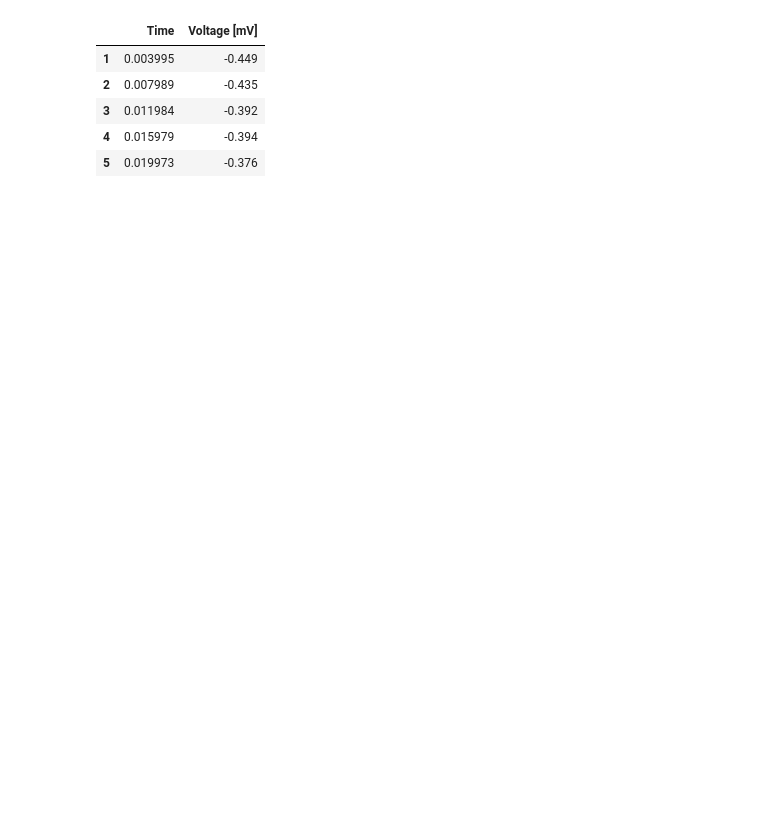
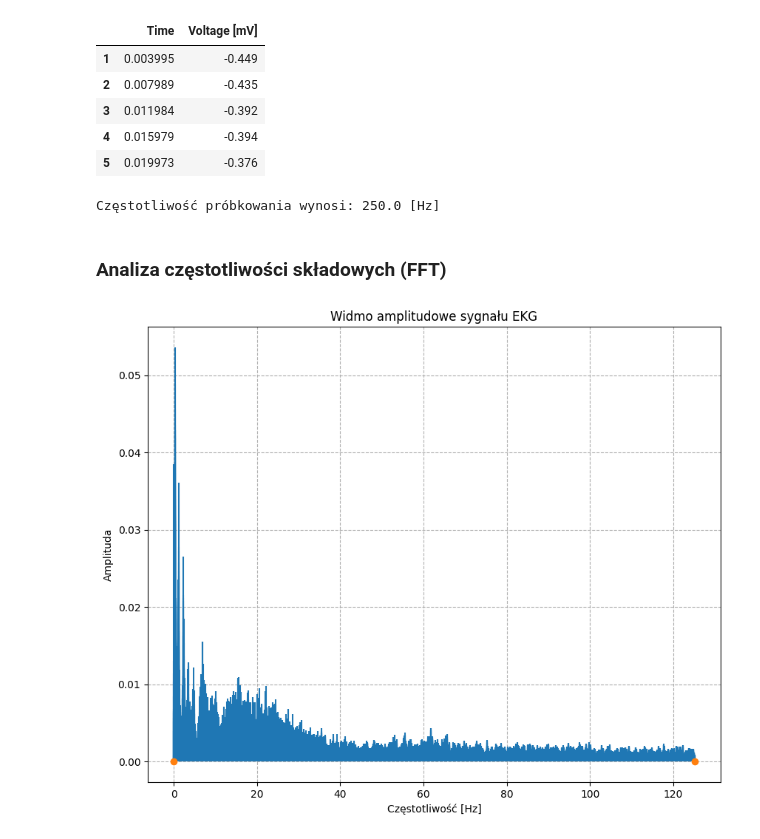
Before and after one commit to ImJaca/ECG_analysis, a Jupyter notebook: Ecg.ipynb, the cells around one changed output. Cells and saved outputs as stored; diff of their text form; code cells hidden in the pictures; blank space fills up the shorter version.

```diff
--- a/Ecg.ipynb
+++ b/Ecg.ipynb
@@ -15,3 +17,31 @@ df.head()
 | 3 | 0.011984 | -0.392 |
 | 4 | 0.015979 | -0.394 |
 | 5 | 0.019973 | -0.376 |
+# %%
+# Wyliczenie fs
+delta_t = df["Time"].diff().mean()
+fs = 1 / delta_t
+print(f"Częstotliwość próbkowania wynosi: {round(fs, 0)} [Hz]")
+# %% [output]
+Częstotliwość próbkowania wynosi: 250.0 [Hz]
+# %% [markdown]
+### Analiza częstotliwości składowych (FFT)
+# %%
+import matplotlib.pyplot as plt
+import numpy as np
+
+signal = df["Voltage [mV]"].values
+n = len(signal)
+
+fft_values = np.fft.fft(signal)
+freq = np.fft.fftfreq(n, d=delta_t)
+amplitude = np.abs(fft_values) * (2.0 / n)
+
+plt.figure(figsize=(10, 8))
+plt.stem(freq[:n//2], amplitude[:n//2], linefmt='-', markerfmt=' ', basefmt=' ')
+plt.title('Widmo amplitudowe sygnału EKG')
+plt.xlabel('Częstotliwość [Hz]')
+plt.ylabel('Amplituda')
+plt.grid(linestyle='--')
+# %% [output]
+[figure, added]
```
Also changed, not shown: parts of 4 cells of this notebook.
